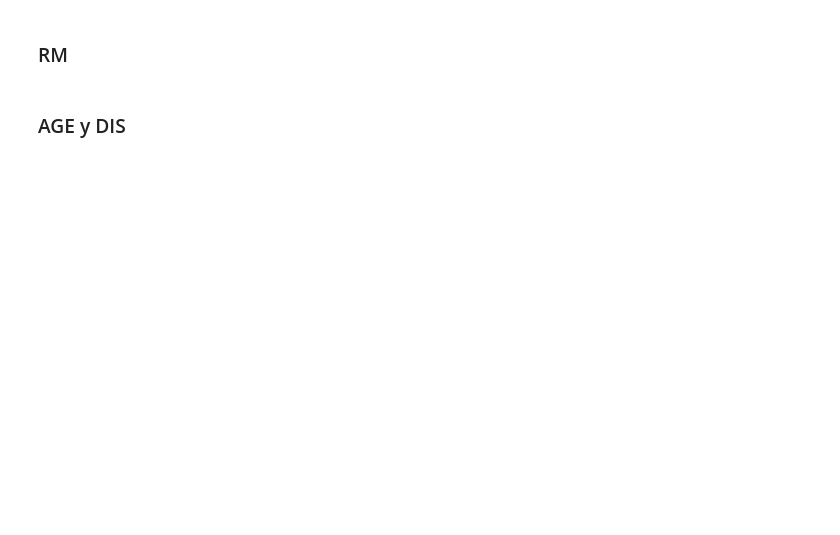
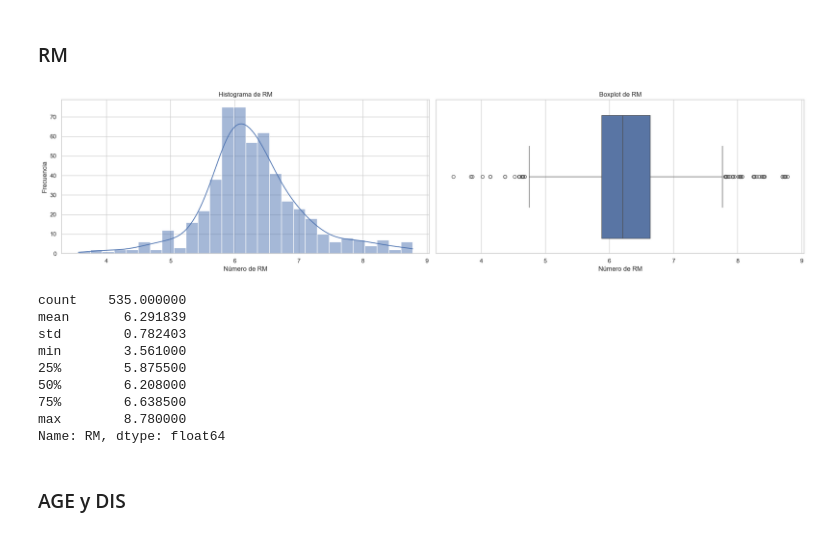
Before and after one commit to franciscoryb1/AA1-TUIA-RodriguezYBarros-Menescaldi-Britos, a Jupyter notebook: TP.ipynb, the cells around one changed output. Cells and saved outputs as stored; diff of their text form; code cells hidden in the pictures; blank space fills up the shorter version.

```diff
--- a/TP.ipynb
+++ b/TP.ipynb
@@ -471,4 +360,38 @@ fig.show()
 # %% [markdown]
 ### RM
+# %%
+fig, axs = plt.subplots(1, 2, figsize=(20, 5))
+
+# Histograma
+sns.histplot(df['RM'], kde=True, ax=axs[0])
+axs[0].set_title('Histograma de RM')
+axs[0].set_xlabel('Número de RM')
+axs[0].set_ylabel('Frecuencia')
+
+# Calcular cuartiles
+q1 = df['RM'].quantile(0.25)
+q2 = df['RM'].quantile(0.5)
+q3 = df['RM'].quantile(0.75)
+
+# Boxplot
+sns.boxplot(x=df['RM'], ax=axs[1])
+axs[1].set_title('Boxplot de RM')
+axs[1].set_xlabel('Número de RM')
+
+plt.tight_layout()
+plt.show()
+
+df['RM'].describe()
+# %% [output]
+[figure, added]
+count    535.000000
+mean       6.291839
+std        0.782403
+min        3.561000
+25%        5.875500
+50%        6.208000
+75%        6.638500
+max        8.780000
+Name: RM, dtype: float64
 # %% [markdown]
 ### AGE y DIS
```
Also changed, not shown: parts of 51 cells of this notebook.
